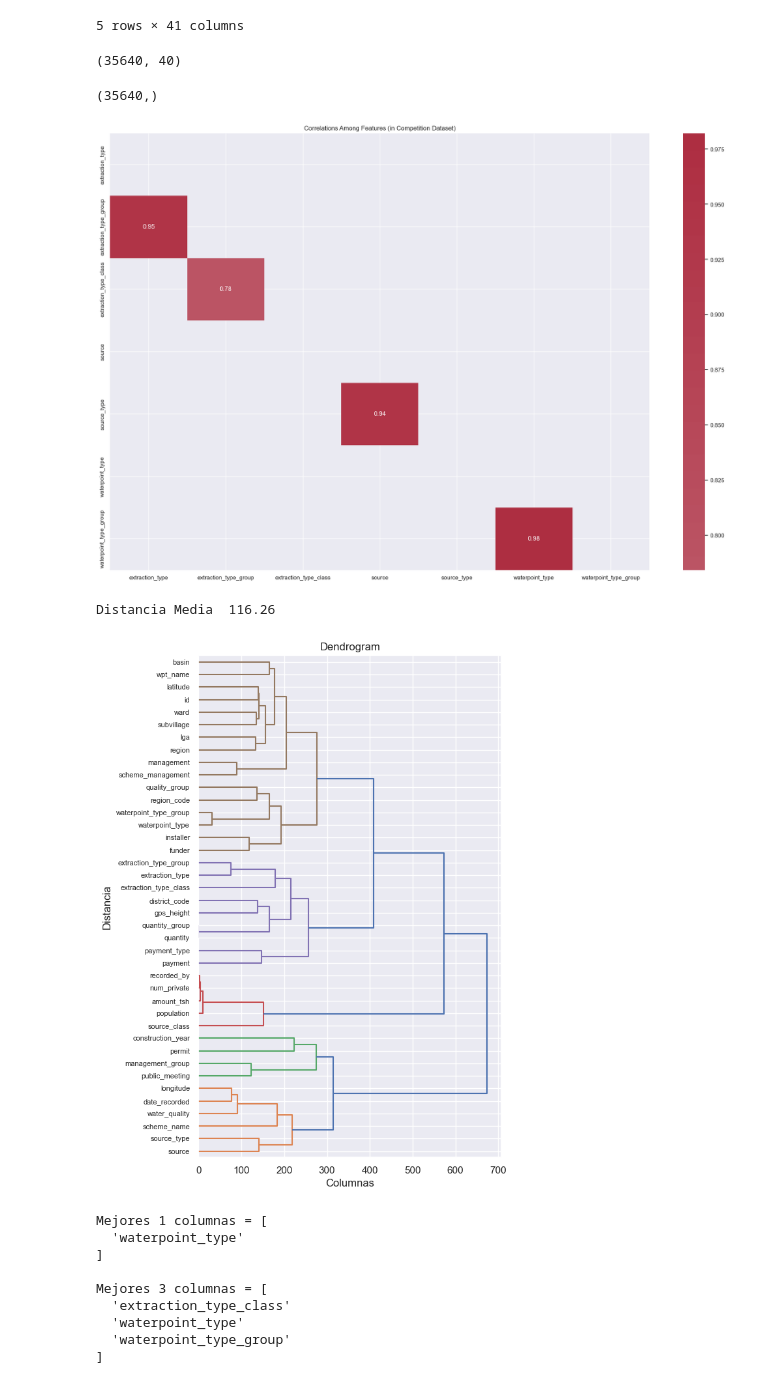
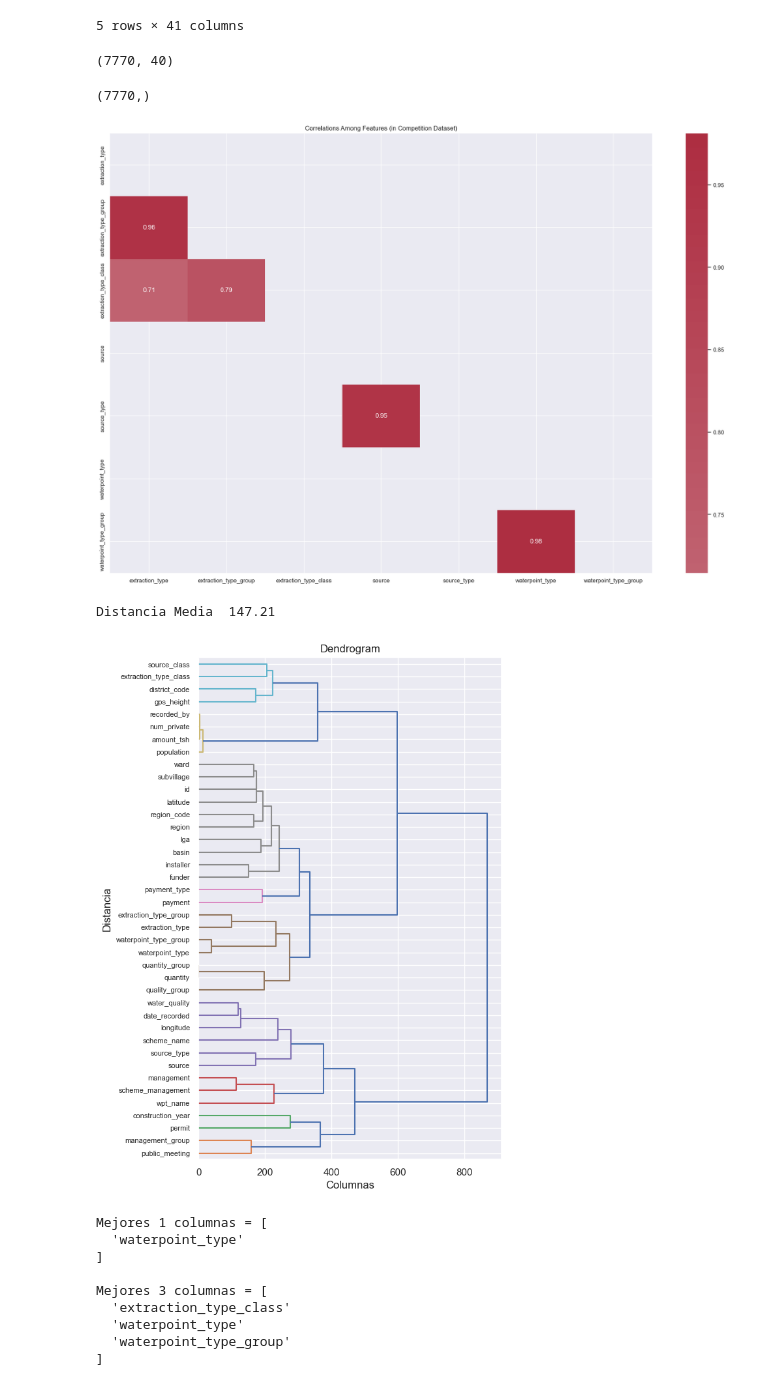
Before and after one commit to JaviARo/WaterTable, a Jupyter notebook: WaterTableTransformation.ipynb, the cells around one changed output. Cells and saved outputs as stored; diff of their text form; code cells hidden in the pictures.

```diff
--- a/WaterTableTransformation.ipynb
+++ b/WaterTableTransformation.ipynb
@@ -289,6 +293,13 @@ train_values_scaled.head()
 X = train_values_scaled.drop(columns=['status_group'], axis=1)
 y = train_values_scaled['status_group']
 y = y.replace(['non functional', 'functional needs repair', 'functional'],[1, 2, 3])
+# cnn = CondensedNearestNeighbour(random_state=42)
+# X, y = cnn.fit_resample(X, y)
+cc = ClusterCentroids(
+    estimator=MiniBatchKMeans(n_init=1, random_state=0), random_state=42
+)
+X, y = cc.fit_resample(X, y)
+# X, y = SMOTE().fit_resample(X, y)
 # %%
 X_train, X_val, y_train, y_val = train_test_split(X, y, test_size=0.20, random_state=1, stratify=y)
 
@@ -296,11 +307,11 @@ X_train, X_test, y_train, y_test = train_test_split(X_train, y_train, test_size=
 # %%
 X_train.shape
 # %% [output]
-(35640, 40)
+(7770, 40)
 # %%
 y_train.shape
 # %% [output]
-(35640,)
+(7770,)
 # %%
 def PlotMatrizCorrelacion(corr_mat_data):
 	sns.set_theme()
@@ -324,7 +335,7 @@ high_correlations.dropna(axis=1, how='all', inplace=True)  # Elimina las columna
 
 PlotMatrizCorrelacion(high_correlations)
 # %% [output]
-[figure, old version]
+[figure, new version]
 # %%
 def Dendrogram(X, threshold, title):
 	X_T = X.T
@@ -343,10 +354,10 @@ def Dendrogram(X, threshold, title):
 	cluster.hierarchy.dendrogram(clusters, color_threshold=threshold, labels=X.columns.to_list(), orientation='right')
 	plt.show()
 # %%
-Dendrogram(X, 280, 'Dendrogram')
+Dendrogram(X, 300, 'Dendrogram')
 # %% [output]
-Distancia Media  116.26
+Distancia Media  147.21
-[figure, old version]
+[figure, new version]
 # %%
 def ApplySelectKBest(X_train, X_val, y_train, k):
 	selector = SelectKBest(f_regression, k=k)
```
Also changed, not shown: parts of 3 cells of this notebook, 1 other file.
